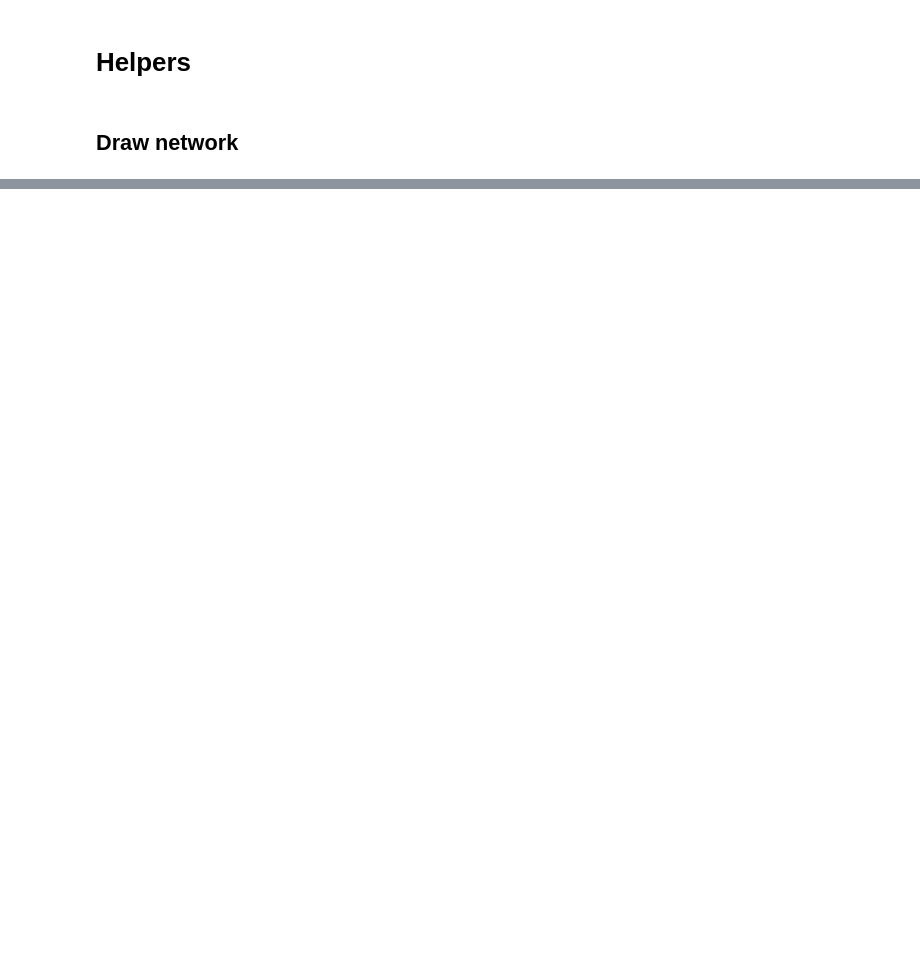
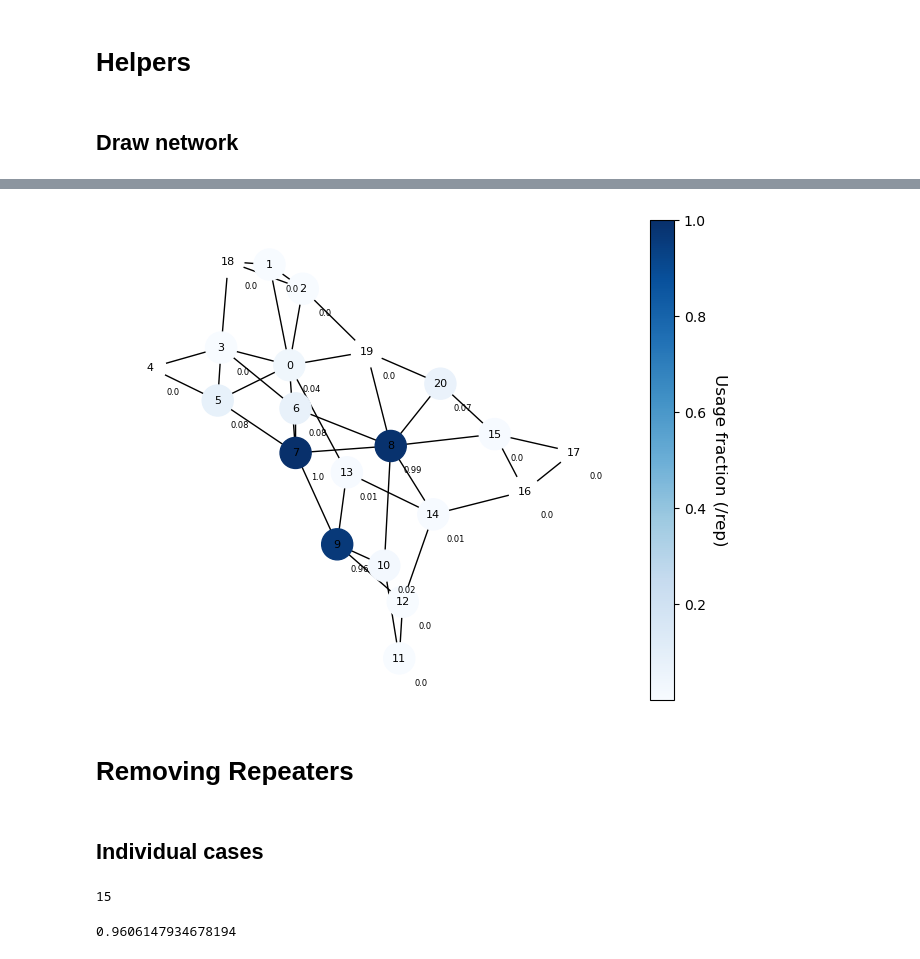
Before and after one commit to 1273758078/quantum_repeaters_HS, a Jupyter notebook: usage_HS.ipynb, the cells around one changed output, grey strips where cells are left out. Drawn from its saved outputs; the diff is of its cells as text; code cells hidden in the pictures; blank space fills up the shorter version.

```diff
--- a/usage_HS.ipynb
+++ b/usage_HS.ipynb
@@ -224,0 +298,16 @@ Drawing network for USnet using encoding latin-1
+# %%
+file_to_open = "usage/method_reps/UK/MPC_p_op_1"
+
+with open("data_HS/" + file_to_open + ".json", "r") as file:
+    loaded_data = json.loads(file.read())
+
+H_loaded = json_graph.node_link_graph(loaded_data["network_data"])
+# %%
+draw_network(H_loaded, "m")
+plt.savefig("figures_HS/usage2.png", dpi=600, bbox_inches="tight")
+# %% [output]
+[figure, added]
+# %% [markdown]
+# Removing Repeaters
+# %% [markdown]
+## Individual cases
@@ -224,0 +316,21 @@ Drawing network for USnet using encoding latin-1
+# %%
+N_loaded = json_graph.node_link_graph(loaded_data["network_data"])
+users = [user for user in loaded_data["users"]] # users = [tuple(user) for user in loaded_data["users"]]
+min_usage = 0.3
+
+num_removed = remove_nodes(N_loaded, min_usage, users)
+
+print(num_removed)
+
+reset_graph_state(N_loaded)
+reset_graph_usage(N_loaded)
+# %% [output]
+15
+# %%
+timesteps = 5000
+reps = 1000
+protocol = MPC_protocol
+er, multipartite_gen_time, links_used = protocol(N_loaded, users, timesteps, reps, count_fusion=True)
+print(er)
+# %% [output]
+0.9606147934678194
```
Also changed, not shown: parts of 37 cells of this notebook, 30 other files.
